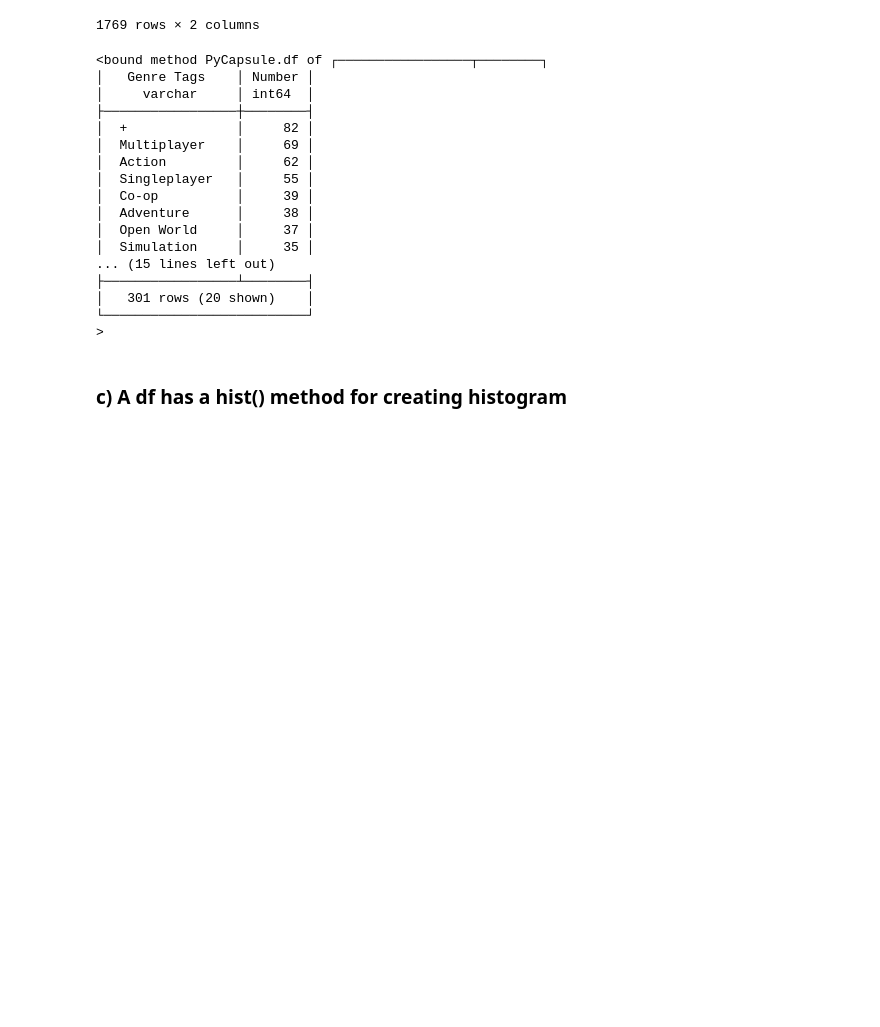
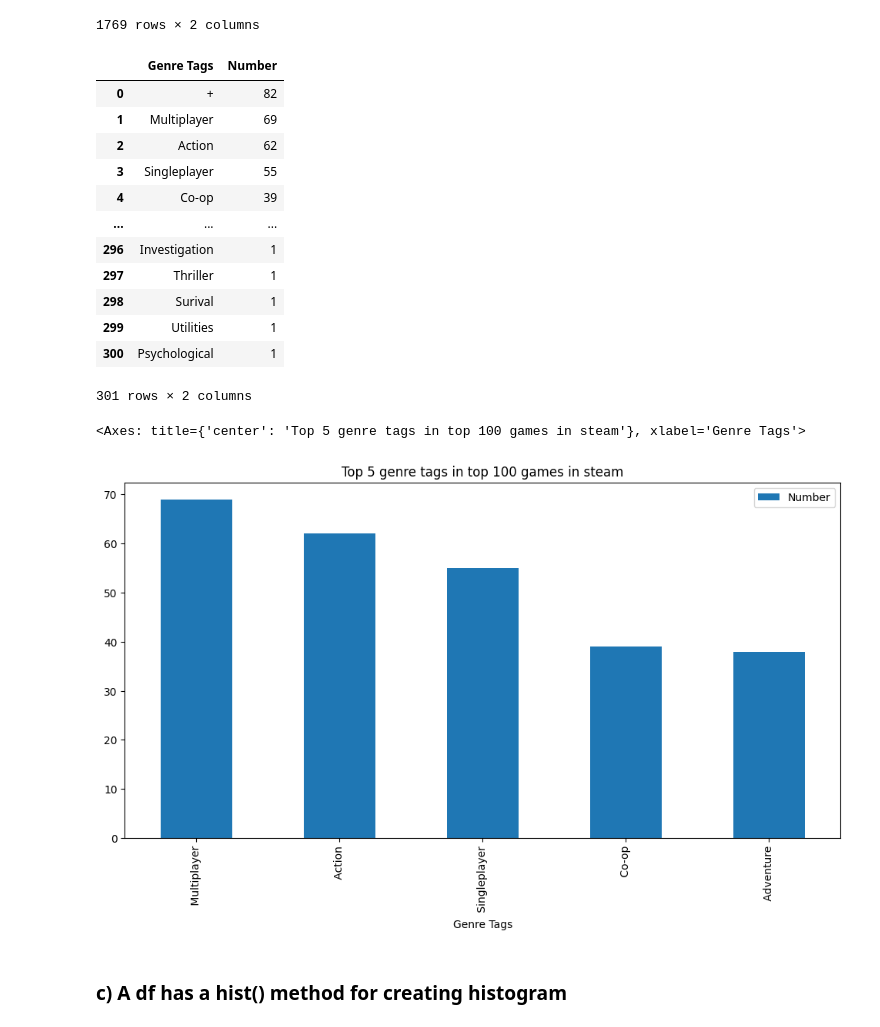
Before and after one commit to Donnersten/data_visualization_hampus_donnersten_de24, a Jupyter notebook: exercises/exercises_0/exercise_1.ipynb, the cells around one changed output. Saved outputs shown, nothing was run; the diff lists cells and outputs as text; code cells hidden in the pictures; blank space fills up the shorter version.

```diff
--- a/exercises/exercises_0/exercise_1.ipynb
+++ b/exercises/exercises_0/exercise_1.ipynb
@@ -179,7 +179,7 @@ plt.tight_layout()
 # %% [output]
 [figure]
 # %%
-df_game_genre = df[["Name"]].join(df["Genre Tags"].str.split(",").explode())
+df_game_genre = df[["Name"]].join(df["Genre Tags"].str.split(",").replace("+", "").explode())
 df_game_genre
 # %% [output]
 |  | Name | Genre Tags |
@@ -202,27 +202,28 @@ df_number_tags = db.query(
     FROM df_game_genre
     GROUP BY "Genre Tags"
     ORDER BY Number DESC
-""").df
+""").df()
 
 df_number_tags
 # %% [output]
+|  | Genre Tags | Number |
+| 0 | + | 82 |
+| 1 | Multiplayer | 69 |
+| 2 | Action | 62 |
+| 3 | Singleplayer | 55 |
+| 4 | Co-op | 39 |
+| ... | ... | ... |
+| 296 | Investigation | 1 |
+| 297 | Thriller | 1 |
+| 298 | Surival | 1 |
+| 299 | Utilities | 1 |
+| 300 | Psychological | 1 |
-<bound method PyCapsule.df of ┌─────────────────┬────────┐
-│   Genre Tags    │ Number │
-│     varchar     │ int64  │
-├─────────────────┼────────┤
-│  +              │     82 │
-│  Multiplayer    │     69 │
-│  Action         │     62 │
-│  Singleplayer   │     55 │
-│  Co-op          │     39 │
-│  Adventure      │     38 │
-│  Open World     │     37 │
-│  Simulation     │     35 │
-... (15 lines left out)
-├─────────────────┴────────┤
-│   301 rows (20 shown)    │
-└──────────────────────────┘
->
+301 rows × 2 columns
+# %%
+df_number_tags.iloc[1:6].plot(kind='bar',title="Top 5 genre tags in top 100 games in steam" ,x="Genre Tags", y="Number", figsize=(12,6))
+# %% [output]
+<Axes: title={'center': 'Top 5 genre tags in top 100 games in steam'}, xlabel='Genre Tags'>
+[figure, added]
 # %% [markdown]
 ### c) A df has a hist() method for creating histogram
 # %%
```
